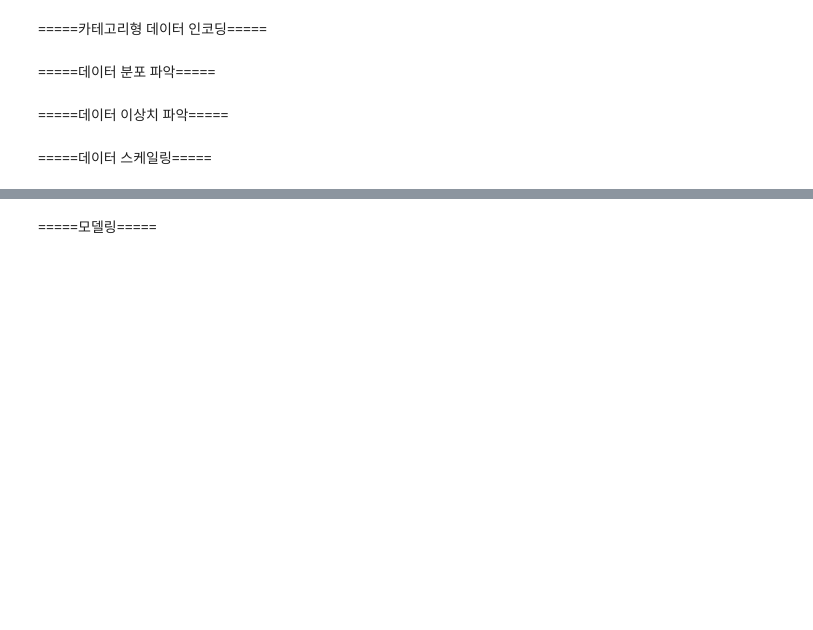
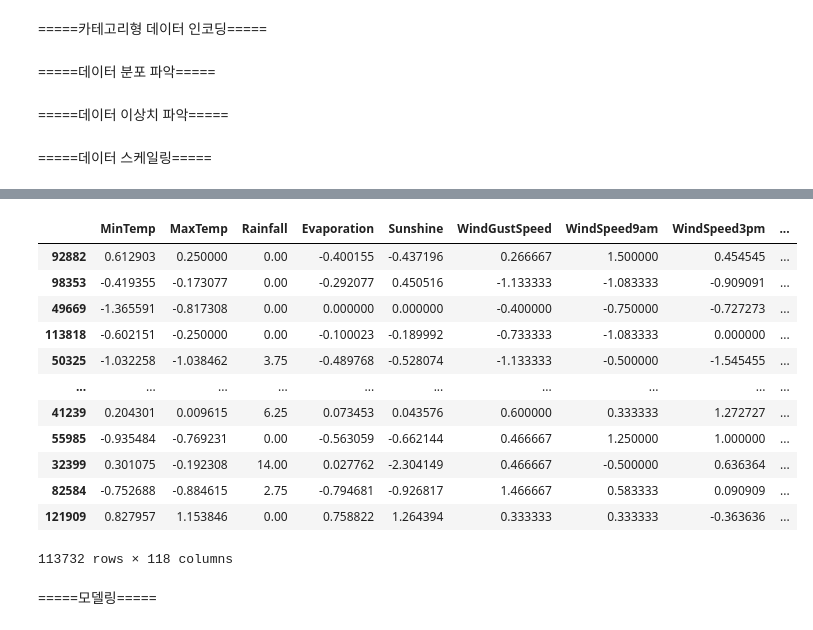
Before and after one commit to GRetriever/Data-Analysis-Project, a Jupyter notebook: Australia Weather Forecast/Australia Weather Forecast.ipynb, the cells around one changed output, grey strips where cells are left out. Saved outputs shown, nothing was run; the diff lists cells and outputs as text; code cells hidden in the pictures; blank space fills up the shorter version.

```diff
--- a/Australia Weather Forecast/Australia Weather Forecast.ipynb
+++ b/Australia Weather Forecast/Australia Weather Forecast.ipynb
@@ -264,3 +244,19 @@ x_train
+# %%
+x_train_scaler
+# %% [output]
+|  | MinTemp | MaxTemp | Rainfall | Evaporation | Sunshine | WindGustSpeed | WindSpeed9am | WindSpeed3pm | ... |
+| 92882 | 0.612903 | 0.250000 | 0.00 | -0.400155 | -0.437196 | 0.266667 | 1.500000 | 0.454545 | ... |
+| 98353 | -0.419355 | -0.173077 | 0.00 | -0.292077 | 0.450516 | -1.133333 | -1.083333 | -0.909091 | ... |
+| 49669 | -1.365591 | -0.817308 | 0.00 | 0.000000 | 0.000000 | -0.400000 | -0.750000 | -0.727273 | ... |
+| 113818 | -0.602151 | -0.250000 | 0.00 | -0.100023 | -0.189992 | -0.733333 | -1.083333 | 0.000000 | ... |
+| 50325 | -1.032258 | -1.038462 | 3.75 | -0.489768 | -0.528074 | -1.133333 | -0.500000 | -1.545455 | ... |
+| ... | ... | ... | ... | ... | ... | ... | ... | ... | ... |
+| 41239 | 0.204301 | 0.009615 | 6.25 | 0.073453 | 0.043576 | 0.600000 | 0.333333 | 1.272727 | ... |
+| 55985 | -0.935484 | -0.769231 | 0.00 | -0.563059 | -0.662144 | 0.466667 | 1.250000 | 1.000000 | ... |
+| 32399 | 0.301075 | -0.192308 | 14.00 | 0.027762 | -2.304149 | 0.466667 | -0.500000 | 0.636364 | ... |
+| 82584 | -0.752688 | -0.884615 | 2.75 | -0.794681 | -0.926817 | 1.466667 | 0.583333 | 0.090909 | ... |
+| 121909 | 0.827957 | 1.153846 | 0.00 | 0.758822 | 1.264394 | 0.333333 | 0.333333 | -0.363636 | ... |
+113732 rows × 118 columns
 # %% [markdown]
 =====모델링=====
 # %%
```
Also changed, not shown: parts of 15 cells of this notebook.
